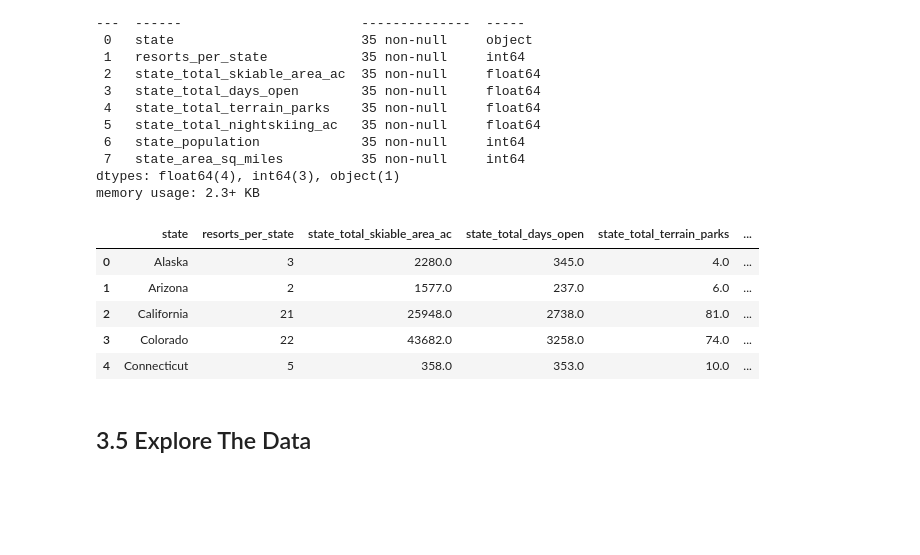
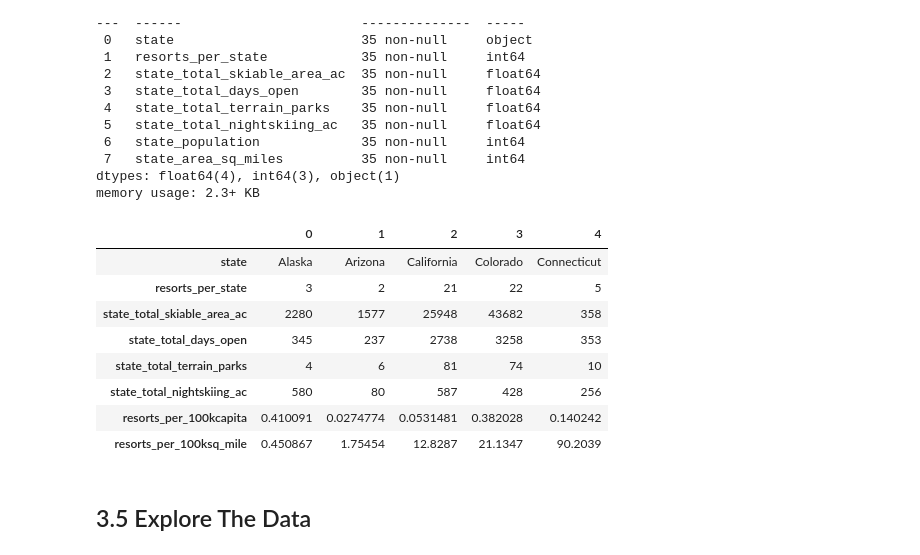
Before and after one commit to sangeetajay/Springboard, a Jupyter notebook: DataScienceGuidedCapstone-master/Notebooks/Unit_6_03_exploratory_data_analysis_completed.ipynb, the cells around one changed output. Drawn from its saved outputs; the diff is of its cells as text; code cells hidden in the pictures; blank space fills up the shorter version.

```diff
--- a/DataScienceGuidedCapstone-master/Notebooks/Unit_6_03_exploratory_data_analysis_completed.ipynb
+++ b/DataScienceGuidedCapstone-master/Notebooks/Unit_6_03_exploratory_data_analysis_completed.ipynb
@@ -108,14 +108,17 @@ Data columns (total 8 columns):
 dtypes: float64(4), int64(3), object(1)
 memory usage: 2.3+ KB
 # %%
-state_summary.head()
+state_summary.head().T
 # %% [output]
-|  | state | resorts_per_state | state_total_skiable_area_ac | state_total_days_open | state_total_terrain_parks | ... |
-| 0 | Alaska | 3 | 2280.0 | 345.0 | 4.0 | ... |
-| 1 | Arizona | 2 | 1577.0 | 237.0 | 6.0 | ... |
-| 2 | California | 21 | 25948.0 | 2738.0 | 81.0 | ... |
-| 3 | Colorado | 22 | 43682.0 | 3258.0 | 74.0 | ... |
-| 4 | Connecticut | 5 | 358.0 | 353.0 | 10.0 | ... |
+|  | 0 | 1 | 2 | 3 | 4 |
+| state | Alaska | Arizona | California | Colorado | Connecticut |
+| resorts_per_state | 3 | 2 | 21 | 22 | 5 |
+| state_total_skiable_area_ac | 2280 | 1577 | 25948 | 43682 | 358 |
+| state_total_days_open | 345 | 237 | 2738 | 3258 | 353 |
+| state_total_terrain_parks | 4 | 6 | 81 | 74 | 10 |
+| state_total_nightskiing_ac | 580 | 80 | 587 | 428 | 256 |
+| resorts_per_100kcapita | 0.410091 | 0.0274774 | 0.0531481 | 0.382028 | 0.140242 |
+| resorts_per_100ksq_mile | 0.450867 | 1.75454 | 12.8287 | 21.1347 | 90.2039 |
 # %% [markdown]
 ## 3.5 Explore The Data<a id='3.5_Explore_The_Data'></a>
 # %% [markdown]
```
Also changed, not shown: parts of 3 cells of this notebook.
